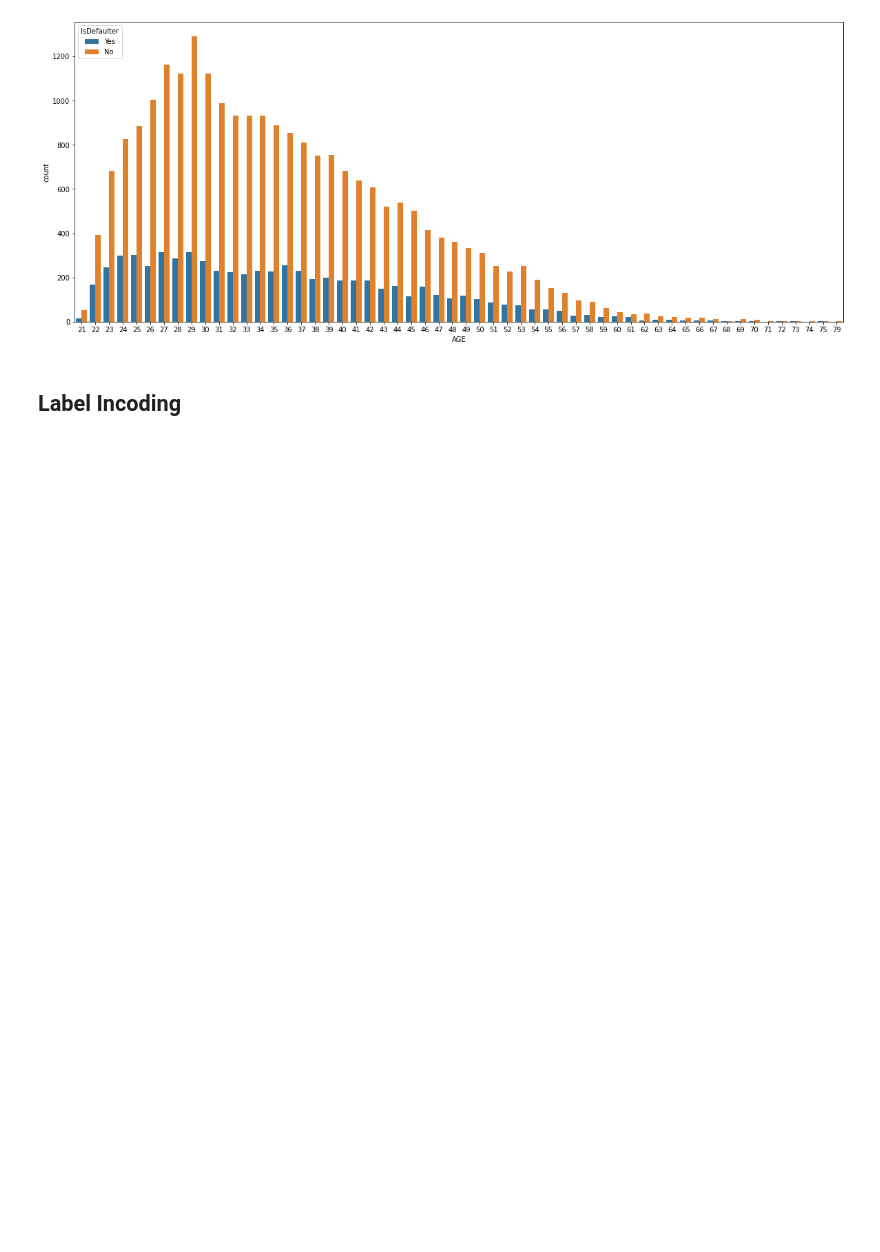
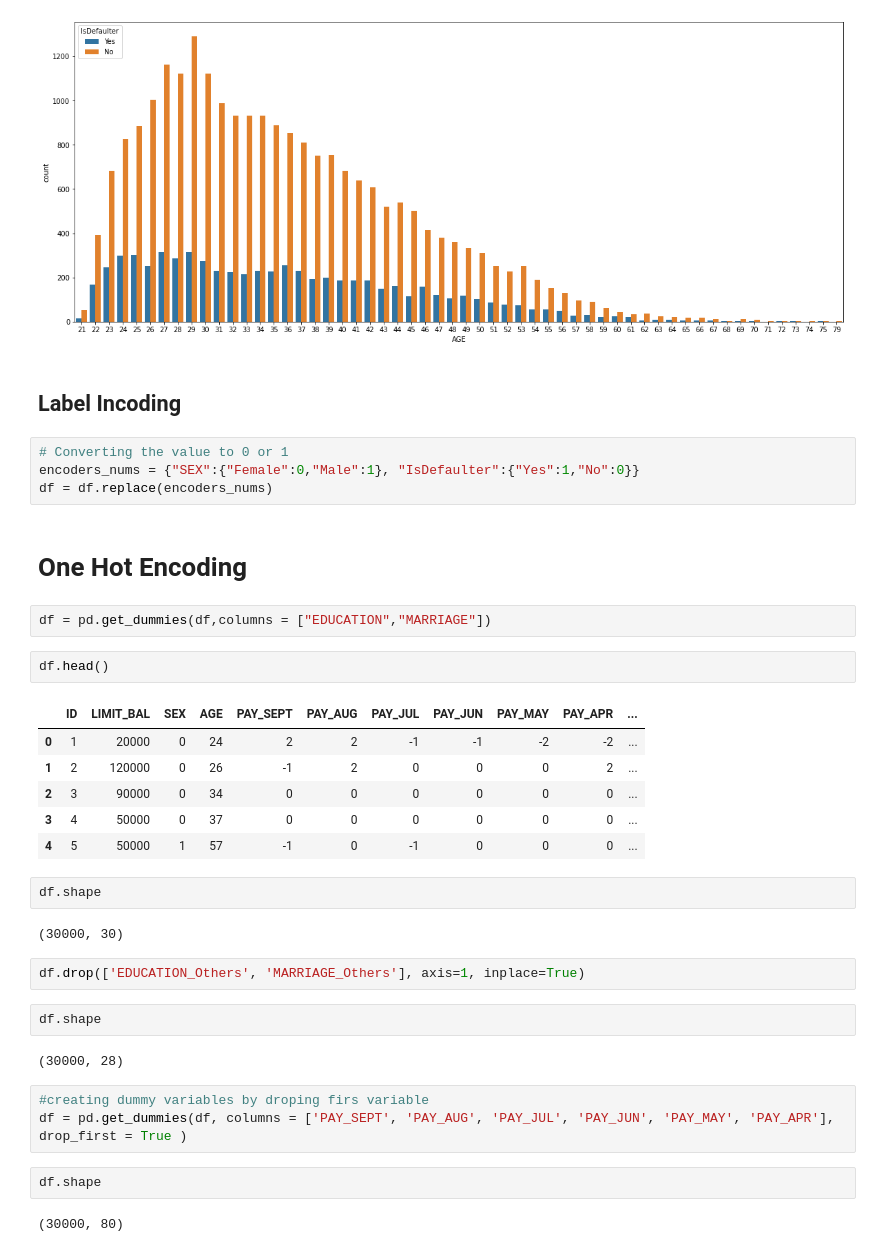
Before and after one commit to Manass20/Credit-Card-Default-Prediction---Capstone-Project, a Jupyter notebook: Credit_Card_Default_Prediction_Capstone_Project.ipynb, the cells around one changed output. Drawn from its saved outputs; the diff is of its cells as text; blank space fills up the shorter version.

```diff
--- a/Credit_Card_Default_Prediction_Capstone_Project.ipynb
+++ b/Credit_Card_Default_Prediction_Capstone_Project.ipynb
@@ -363,3 +359,37 @@ sns.countplot(x = 'AGE', hue = 'IsDefaulter', data = df)
 [figure]
 # %% [markdown]
 ## **Label Incoding**
+# %%
+# Converting the value to 0 or 1
+encoders_nums = {"SEX":{"Female":0,"Male":1}, "IsDefaulter":{"Yes":1,"No":0}}
+df = df.replace(encoders_nums)
+# %% [markdown]
+# One Hot Encoding
+# %%
+df = pd.get_dummies(df,columns = ["EDUCATION","MARRIAGE"])
+# %%
+df.head()
+# %% [output]
+|  | ID | LIMIT_BAL | SEX | AGE | PAY_SEPT | PAY_AUG | PAY_JUL | PAY_JUN | PAY_MAY | PAY_APR | ... |
+| 0 | 1 | 20000 | 0 | 24 | 2 | 2 | -1 | -1 | -2 | -2 | ... |
+| 1 | 2 | 120000 | 0 | 26 | -1 | 2 | 0 | 0 | 0 | 2 | ... |
+| 2 | 3 | 90000 | 0 | 34 | 0 | 0 | 0 | 0 | 0 | 0 | ... |
+| 3 | 4 | 50000 | 0 | 37 | 0 | 0 | 0 | 0 | 0 | 0 | ... |
+| 4 | 5 | 50000 | 1 | 57 | -1 | 0 | -1 | 0 | 0 | 0 | ... |
+# %%
+df.shape
+# %% [output]
+(30000, 30)
+# %%
+df.drop(['EDUCATION_Others', 'MARRIAGE_Others'], axis=1, inplace=True)
+# %%
+df.shape
+# %% [output]
+(30000, 28)
+# %%
+#creating dummy variables by droping firs variable
+df = pd.get_dummies(df, columns = ['PAY_SEPT', 'PAY_AUG', 'PAY_JUL', 'PAY_JUN', 'PAY_MAY', 'PAY_APR'], drop_first = True )
+# %%
+df.shape
+# %% [output]
+(30000, 80)
```
Also changed, not shown: parts of 31 cells of this notebook.
